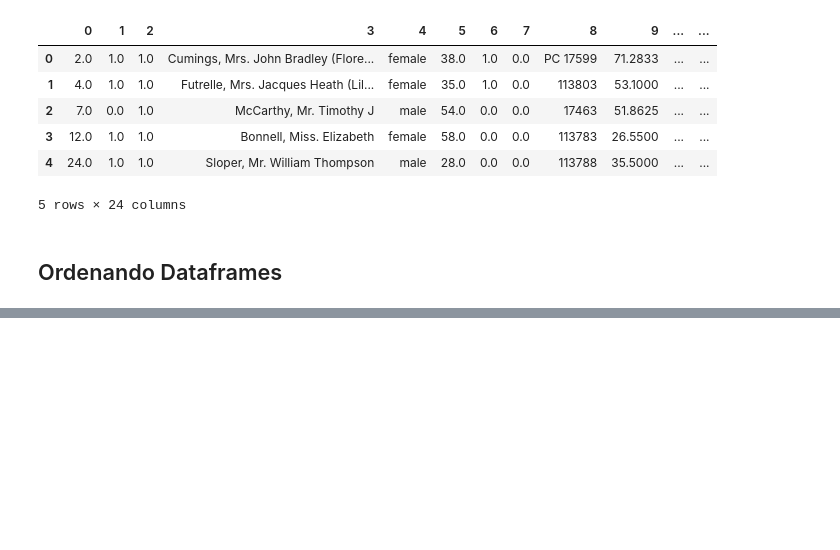
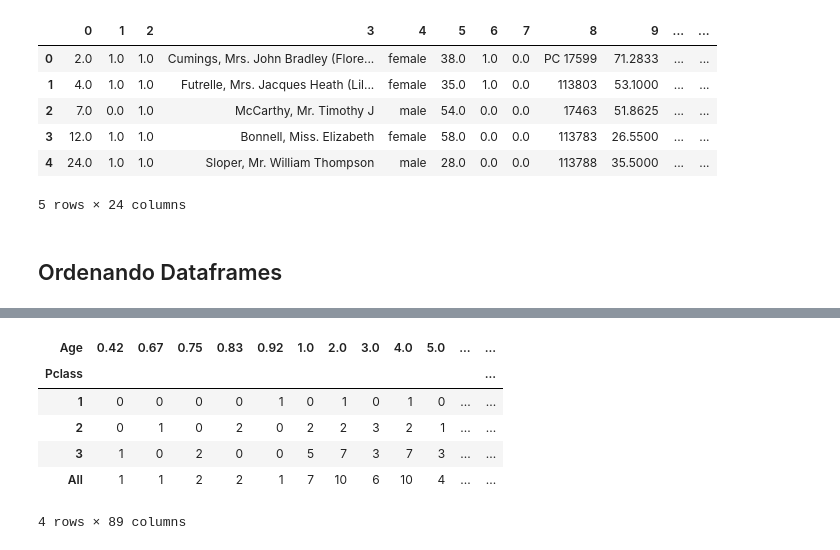
Before and after one commit to rhodlib/cdd_docs, a Jupyter notebook: book/02_pandas_for_data_analysis.ipynb, the cells around one changed output, grey strips where cells are left out. Saved outputs shown, nothing was run; the diff lists cells and outputs as text; code cells hidden in the pictures; blank space fills up the shorter version.

```diff
--- a/book/02_pandas_for_data_analysis.ipynb
+++ b/book/02_pandas_for_data_analysis.ipynb
@@ -181,0 +283,12 @@ final_data2.head()
+# %%
+# la función crosstab() se utiliza para trazar la tabulación cruzada entre dos columnas.
+
+pd.crosstab(titanic_data.Pclass, titanic_data.Age, margins=True)
+# %% [output]
+| Age | 0.42 | 0.67 | 0.75 | 0.83 | 0.92 | 1.0 | 2.0 | 3.0 | 4.0 | 5.0 | ... | ... |
+| Pclass |  |  |  |  |  |  |  |  |  |  |  | ... |
+| 1 | 0 | 0 | 0 | 0 | 1 | 0 | 1 | 0 | 1 | 0 | ... | ... |
+| 2 | 0 | 1 | 0 | 2 | 0 | 2 | 2 | 3 | 2 | 1 | ... | ... |
+| 3 | 1 | 0 | 2 | 0 | 0 | 5 | 7 | 3 | 7 | 3 | ... | ... |
+| All | 1 | 1 | 2 | 2 | 1 | 7 | 10 | 6 | 10 | 4 | ... | ... |
+4 rows × 89 columns
```
Also changed, not shown: parts of 11 cells of this notebook, 1 other file.
